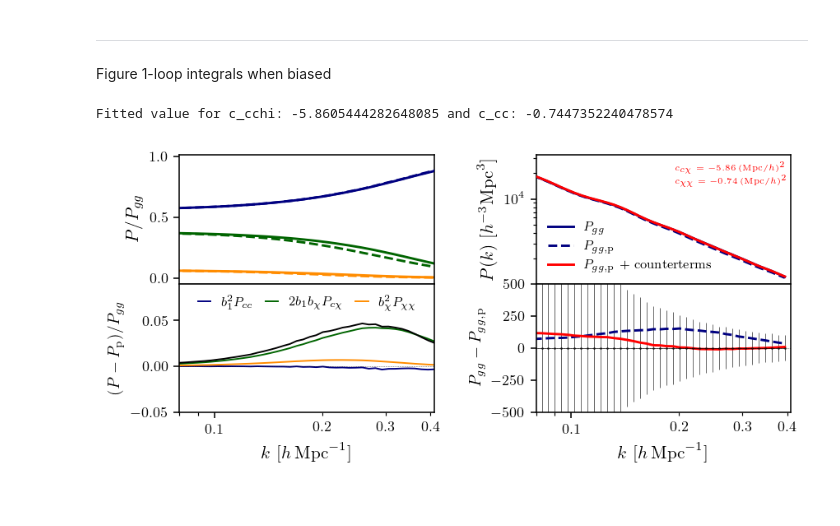
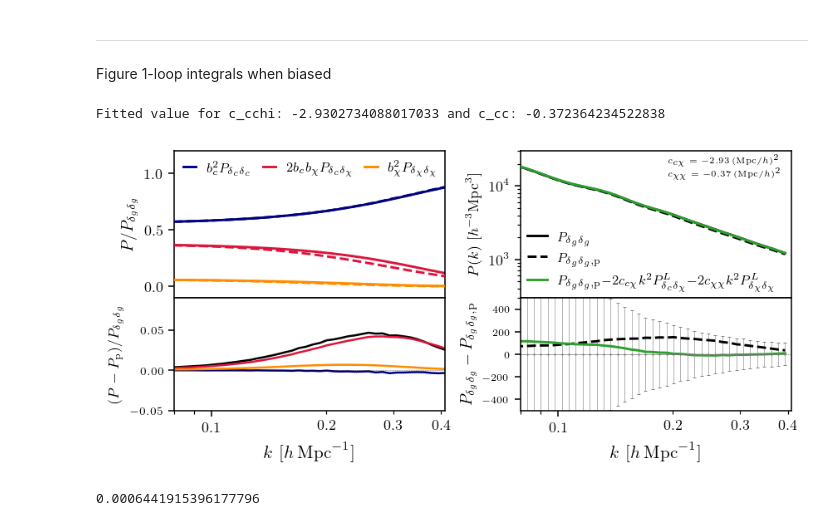
Before and after one commit to fverd/class, a Jupyter notebook: soundspeed-scripts/plots4paper/section_3.ipynb, the cells around one changed output. Cells and saved outputs as stored; diff of their text form; code cells hidden in the pictures.

Commit message:
updates for final plots

```diff
--- a/soundspeed-scripts/plots4paper/section_3.ipynb
+++ b/soundspeed-scripts/plots4paper/section_3.ipynb
@@ -487,7 +487,7 @@ kmask = (k<0.4) & (k>0.05)
 
 
 def func(k, ccx, cxx):
-    return (Pgg_EdS[kmask] - ccx * k[kmask]**2 *TL_x[kmask]* PL_cc[kmask]- cxx * k[kmask]**2  *TL_x[kmask]**2 * PL_cc[kmask])
+    return (Pgg_EdS[kmask] - 2* ccx * k[kmask]**2 *TL_x[kmask]* PL_cc[kmask]- 2*cxx * k[kmask]**2  *TL_x[kmask]**2 * PL_cc[kmask])
 
 
 # ERRORBARS PART
@@ -509,78 +509,85 @@ print(f"Fitted value for c_cchi: {ccx_fitted} and c_cc: {cxx_fitted}")
 reldifforig = (Pgg-Pgg_EdS)
 reldifffitted = (func(k, ccx_fitted,cxx_fitted) - Pgg[kmask])
 # %% [output]
-Fitted value for c_cchi: -5.8605444282648085 and c_cc: -0.7447352240478574
+Fitted value for c_cchi: -2.9302734088017033 and c_cc: -0.372364234522838
 # %%
-fig, axs = plt.subplots(2, 2, figsize=(6.85, 2.9), dpi=140, gridspec_kw={'height_ratios': [1, 1], 'hspace': 0.0, 'wspace': 0.4})
+fig, axs = plt.subplots(2, 2, figsize=(6.85, 2.9), dpi=140, gridspec_kw={'height_ratios': [1.3, 1], 'hspace': 0.0, 'wspace': 0.28})
 
 # Upper left panel (ax1)
-axs[0, 0].plot(k, bc2_contr / Pgg, 'navy', label=r'$b_1^2 P_{cc}$')
-axs[0, 0].plot(k, bcbx_contr / Pgg, 'darkgreen', label=r'$2b_1b_\chi P_{c\chi}$')
-axs[0, 0].plot(k, bx2_contr / Pgg, 'darkorange', linewidth=1.5, label=r'$b_\chi^2 P_{\chi\chi}$')
+axs[0, 0].plot(k, bc2_contr / Pgg, 'navy', label=r'$b_c^2 P_{\delta_c\delta_c}$')
+axs[0, 0].plot(k, bcbx_contr / Pgg, 'crimson', label=r'$2b_cb_\chi P_{\delta_c\delta_\chi}$')
+axs[0, 0].plot(k, bx2_contr / Pgg, 'darkorange', linewidth=1.5, label=r'$b_\chi^2 P_{\delta_\chi\delta_\chi}$')
 
 axs[0, 0].plot(k, bc2_contr_EdS/Pgg, 'navy',linestyle='--', zorder=4)
-axs[0, 0].plot(k, bcbx_contr_EdS/Pgg, 'darkgreen',linestyle='--', zorder=4)
+axs[0, 0].plot(k, bcbx_contr_EdS/Pgg, 'crimson',linestyle='--', zorder=4)
 axs[0, 0].plot(k, bx2_contr_EdS/Pgg, 'darkorange', linestyle='--', zorder=4)
 
-
-
-axs[0, 0].set_ylabel(r'$P/P_{gg}$', fontsize=11)
+axs[0, 0].set_ylabel(r'$P/P_{\delta_g\delta_g}$', fontsize=10)
 axs[0, 0].set_xscale('log')
+axs[0, 0].set_ylim([-0.1,1.2])
 
 
 
 # Lower left panel (ax2)
-axs[1, 0].plot(k, (bc2_contr - bc2_contr_EdS) / Pgg, 'navy', linewidth=1., linestyle='-', label=r'$b_1^2 P_{cc}$')
-axs[1, 0].plot(k, (bcbx_contr - bcbx_contr_EdS) / Pgg, 'darkgreen', linewidth=1., linestyle='-', label=r'$2b_1b_\chi P_{c\chi}$')
-axs[1, 0].plot(k, (bx2_contr - bx2_contr_EdS) / Pgg, 'darkorange', linewidth=1., linestyle='-', label=r'$b_\chi^2 P_{\chi\chi}$')
-axs[1, 0].plot(k, (Pgg - Pgg_EdS) / Pgg, 'k', linewidth=1., linestyle='-')
+axs[1, 0].plot(k, (Pgg - Pgg_EdS) / Pgg, 'k', linewidth=1.3, linestyle='-')
+axs[1, 0].plot(k, (bc2_contr - bc2_contr_EdS) / Pgg, 'navy', linewidth=1.3, linestyle='-', label=r'$b_c^2 P_{\delta_c\delta_c}$')
+axs[1, 0].plot(k, (bcbx_contr - bcbx_contr_EdS) / Pgg, 'crimson', linewidth=1.3, linestyle='-', label=r'$2b_cb_\chi P_{\delta_c\delta_\chi}$')
+axs[1, 0].plot(k, (bx2_contr - bx2_contr_EdS) / Pgg, 'darkorange', linewidth=1.3, linestyle='-', label=r'$b_\chi^2 P_{\delta_\chi\delta_\chi}$')
 axs[1, 0].axhline(y=0., linestyle=':', color='k', linewidth=0.3)
 axs[1, 0].set_ylim([-0.05, 0.09])
 axs[1, 0].set_xscale('log')
 
-axs[1, 0].legend(fontsize=8, loc='upper center',  handlelength=1, columnspacing=1., ncol=3, frameon=False)
+axs[0, 0].legend(fontsize=8, loc='upper center', handlelength=1, columnspacing=1., ncol=3, frameon=False, borderpad=0.2)
 
 axs[1, 0].set_xlabel(r'$k$ $[h\,\mathrm{Mpc}^{-1}]$', fontsize=11)
-axs[1, 0].set_ylabel(r'$(P-P_\mathrm{p})/P_{gg}$', fontsize=10)
+axs[1, 0].set_ylabel(r'$(P-P_\mathrm{p})/P_{\delta_g\delta_g}$', fontsize=9)
 
 axs[0, 0].set_xlim([0.08, 0.41])
 axs[1, 0].set_xlim([0.08, 0.41])
 
 # Upper right panel (ax3)
-axs[0, 1].plot(k[kmask], Pgg[kmask], 'navy', linewidth=1.5, label=r'$P_{gg}$')
-axs[0, 1].plot(k[kmask], Pgg_EdS[kmask], 'navy', linestyle='--', linewidth=1.5, label=r'$P_{gg,\mathrm{p}}$')
-axs[0, 1].plot(k[kmask], func(k, ccx_fitted, cxx_fitted), 'red', linestyle='-', linewidth=1.5, label=r'$P_{gg,\mathrm{p}}$ + counterterms', zorder=10)
+axs[0, 1].plot(k[kmask], Pgg[kmask], 'k', linewidth=1.5, label=r'$P_{\delta_g\delta_g}$')
+axs[0, 1].plot(k[kmask], Pgg_EdS[kmask], 'k', linestyle='--', linewidth=1.5, label=r'$P_{\delta_g\delta_g,\mathrm{p}}$')
+axs[0, 1].plot(k[kmask], func(k, ccx_fitted, cxx_fitted), 'tab:green', linestyle='-', linewidth=1.5, label=r'$P_{\delta_g\delta_g,\mathrm{p}}{-}2c_{c\chi}k^2P^L_{\delta_c\delta_\chi}{-}2c_{\chi\chi}k^2P^L_{\delta_\chi\delta_\chi}$', zorder=10)
 
-axs[0, 1].legend(fontsize=8, loc='lower left',frameon=False)
+axs[0, 1].legend(fontsize=8, loc='lower left', frameon=False, handlelength=1.5, columnspacing= 0, borderpad=0.)
 axs[0, 1].set_xscale('log')
 axs[0, 1].set_yscale('log')
-axs[0, 1].set_ylabel(r'$P(k)$ $[h^{-3}\mathrm{Mpc}^{3}]$', fontsize=11)
+axs[0, 1].set_ylabel(r'$P(k)$ $[h^{-3}\mathrm{Mpc}^{3}]$', fontsize=9)
+axs[0, 1].set_ylim([3.e2, 3.e4])
+
 axs[0, 1].tick_params(axis='x', labelbottom=False)
-axs[0, 1].text(0.195, 2.7e4, r'$c_{c\chi}='+f'{ccx_fitted:.2f}'+r'\,(\mathrm{Mpc}/h)^2$'+'\n'+r'$c_{\chi\chi}='+f'{cxx_fitted:.2f}'+r'\,(\mathrm{Mpc}/h)^2$', ha='left', va='top', fontsize=5, color='red')
+axs[0, 1].text(0.195, 2.7e4, r'$c_{c\chi}='+f'{ccx_fitted:.2f}'+r'\,(\mathrm{Mpc}/h)^2$'+'\n'+r'$c_{\chi\chi}='+f'{cxx_fitted:.2f}'+r'\,(\mathrm{Mpc}/h)^2$', ha='left', va='top', fontsize=5, color='k')
 
 
 # Lower right panel (ax4)
-axs[1, 1].errorbar(k[kmask], np.zeros_like(CQ0_k), yerr=np.sqrt(CQ0_k), color='k', linewidth=0.3, marker='o', markersize=0.3)
-axs[1, 1].plot(k[kmask], reldifforig[kmask], 'navy', linestyle='--', linewidth=1.5)
-axs[1, 1].plot(k[kmask], reldifffitted, 'r', linestyle='-', linewidth=1.5)
+axs[1, 1].errorbar(k[kmask], np.zeros_like(CQ0_k), yerr=np.sqrt(CQ0_k), color='grey', linewidth=0.3, marker='o', markersize=0.3, capsize=1, capthick=0.5)
+axs[1, 1].plot(k[kmask], reldifforig[kmask], 'k', linestyle='--', linewidth=1.5)
+axs[1, 1].plot(k[kmask], reldifffitted, 'tab:green', linestyle='-', linewidth=1.5)
 axs[1, 1].axhline(y=0., linestyle=':', color='k', linewidth=0.3)
 axs[1, 1].set_ylim([-500, 500])
 axs[1, 1].set_xscale('log')
 axs[1, 1].set_xlabel(r'$k$ $[h\,\mathrm{Mpc}^{-1}]$', fontsize=11)
-axs[1, 1].set_ylabel(r'$P_{gg}-P_{gg,\mathrm{p}}$', fontsize=10)
+axs[1, 1].set_ylabel(r'$P_{\delta_g\delta_g}-P_{\delta_g\delta_g,\mathrm{p}}$', fontsize=10)
 
 axs[0, 1].set_xlim([0.08, 0.41])
 axs[1, 1].set_xlim([0.08, 0.41])
 
 axs[0, 0].tick_params(axis='x', which='both', bottom=False, labelbottom=False)
 axs[0, 1].tick_params(axis='x', which='both', bottom=False, labelbottom=False)
 
 for ax in [axs[1,0], axs[1, 1]]:
     ax.xaxis.set_major_formatter(ticker.FuncFormatter(lambda x, _: f"{x:g}"))
     ax.xaxis.set_minor_formatter(ticker.FuncFormatter(lambda x, _: f"{x:g}" if x>0.095 else ""))
+axs[1,0].tick_params(axis='y',labelsize=7)  # Y-axis tick labels inside
+axs[1,1].tick_params(axis='y',labelsize=6)  # Y-axis tick labels inside
 
 # plt.savefig('/home/fverdian/class/soundspeed-scripts/figure/Pgg_prescription_breakdown_fit.pdf', bbox_inches='tight')
 
 plt.show()
 # %% [output]
-[figure, old version]
+[figure, new version]
+# %%
+0.06/93.14
+# %% [output]
+0.0006441915396177796
```
Also changed, not shown: parts of 5 cells of this notebook, 14 other files.
